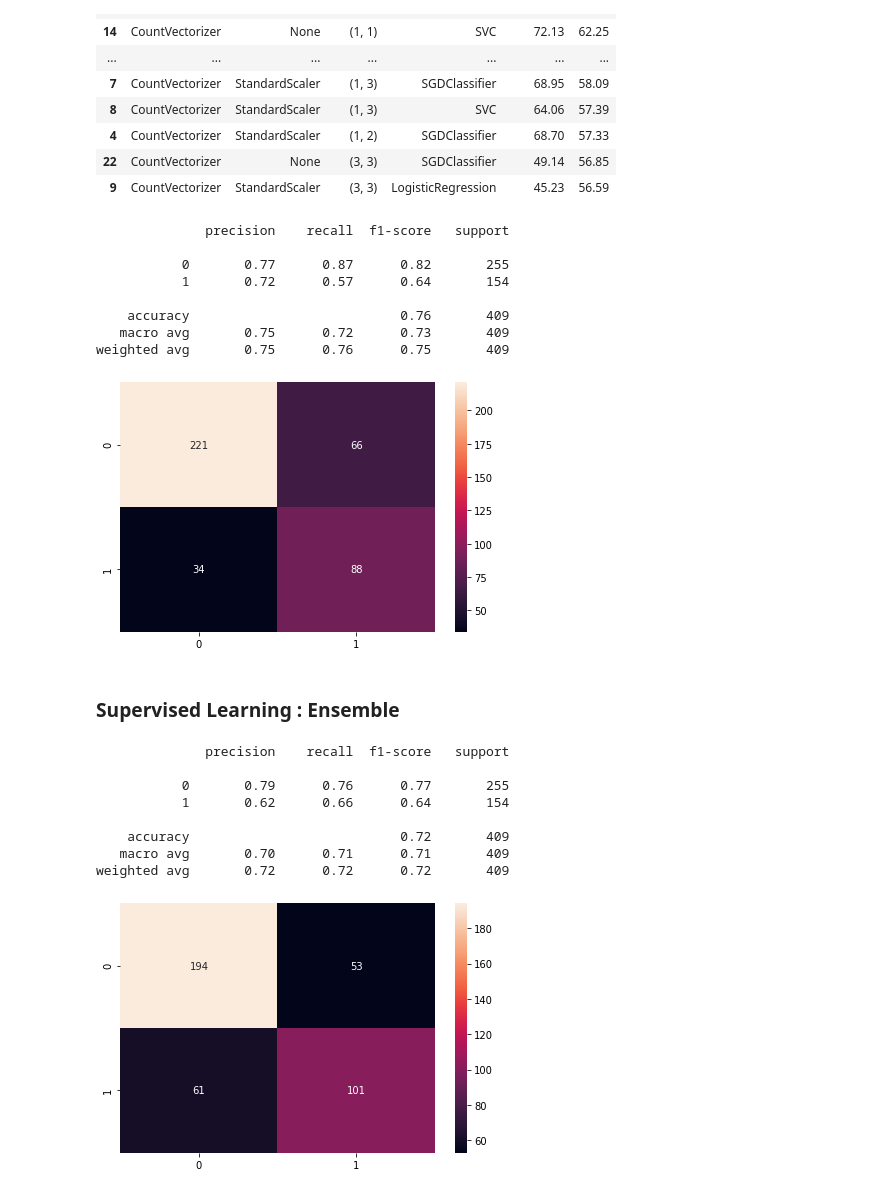
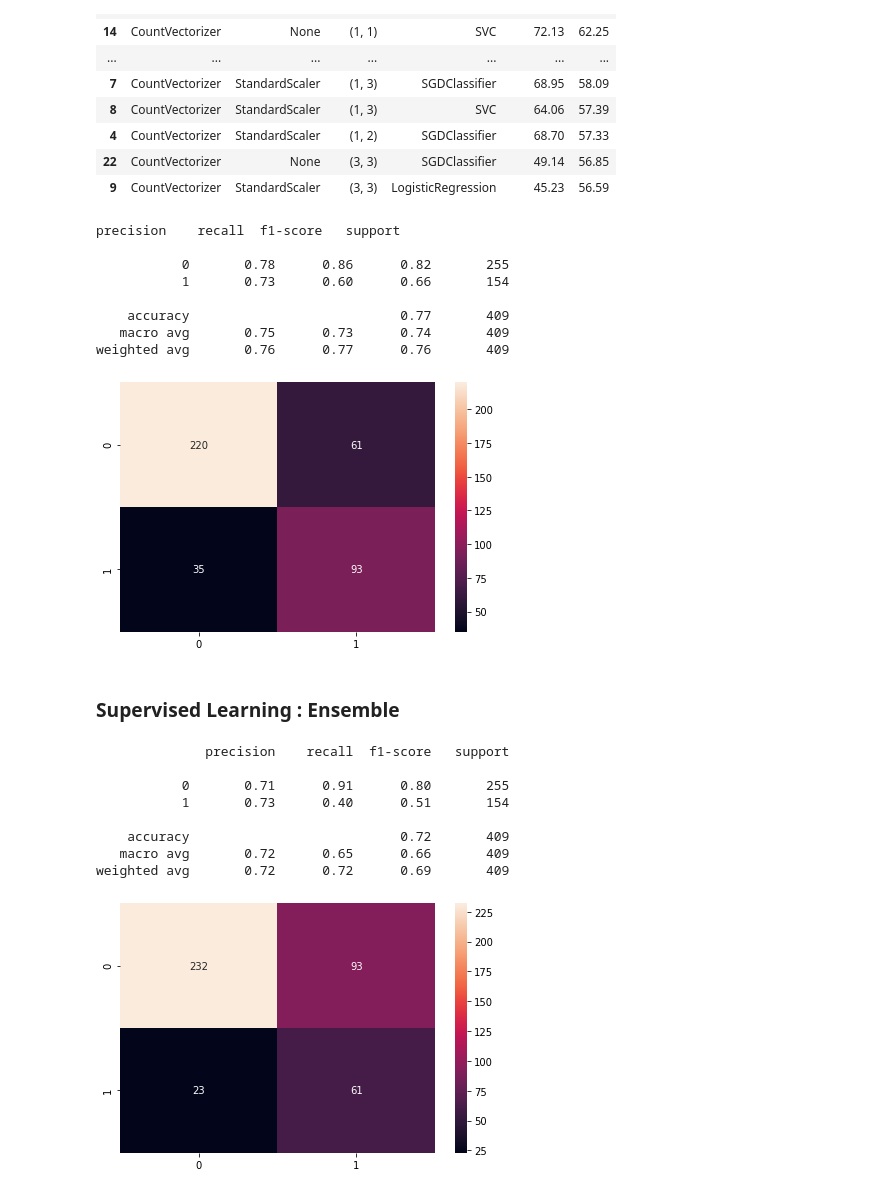
Before and after one commit to rdenadai/Covid19-Twitter-Tracker, a Jupyter notebook: code/src/notebook/AvaliacaoAlgoritmosClassificacaoMensagens.ipynb, the cells around one changed output. Drawn from its saved outputs; the diff is of its cells as text; code cells hidden in the pictures.

```diff
--- a/code/src/notebook/AvaliacaoAlgoritmosClassificacaoMensagens.ipynb
+++ b/code/src/notebook/AvaliacaoAlgoritmosClassificacaoMensagens.ipynb
@@ -258,10 +257,11 @@ y = textos[:, 1].astype(np.int).ravel()
 X_train, X_test, y_train, y_test = train_test_split(X, y, test_size=0.2, random_state=0)
 
 clf = SGDClassifier(
+    alpha=1e-7,
     random_state=0,
     n_jobs=-1,
-    max_iter=1500,
-    n_iter_no_change=30
+    max_iter=3000,
+    n_iter_no_change=50
 ).fit(X_train, y_train)
 pred = clf.predict(X_test)
 
@@ -276,49 +276,49 @@ sn.heatmap(df_cm, annot=True, fmt="d")
 plt.tight_layout()
 plt.show()
 # %% [output]
-              precision    recall  f1-score   support
+precision    recall  f1-score   support
 
-           0       0.77      0.87      0.82       255
-           1       0.72      0.57      0.64       154
+           0       0.78      0.86      0.82       255
+           1       0.73      0.60      0.66       154
 
-    accuracy                           0.76       409
-   macro avg       0.75      0.72      0.73       409
-weighted avg       0.75      0.76      0.75       409
+    accuracy                           0.77       409
+   macro avg       0.75      0.73      0.74       409
+weighted avg       0.76      0.77      0.76       409
 [figure]
 # %% [markdown]
 ### Supervised Learning : Ensemble
 # %%
-vectorizer = TfidfVectorizer(ngram_range=(1, 1))
-X = vectorizer.fit_transform(textos[:, 0]).todense()
-X = StandardScaler().fit_transform(X)
+vectorizer = TfidfVectorizer(ngram_range=(1, 3))
+X = vectorizer.fit_transform(textos[:, 0])
+# X = StandardScaler(with_mean=False).fit_transform(X)
 y = textos[:, 1].astype(np.int).ravel()
 
 X_train, X_test, y_train, y_test = train_test_split(X, y, test_size=0.2, random_state=0)
 
 clf1 = LogisticRegression(random_state=0, n_jobs=-1)
-clf2 = RandomForestClassifier(n_estimators=150, random_state=0)
-clf3 = GaussianNB()
+clf2 = RandomForestClassifier(n_estimators=50, random_state=0)
+clf3 = MultinomialNB()
 
 eclf = VotingClassifier(
-    estimators=[('lr', clf1), ('rf', clf2), ('gnb', clf3)],
-    voting='soft', weights=[2, 2, 1], n_jobs=-1
+    estimators=[('lr', clf1), ('rf', clf2), ('mnb', clf3)],
+    voting='soft', weights=[1, 2, 1], n_jobs=-1
 ).fit(X_train, y_train)
 pred = eclf.predict(X_test)
 
 print(classification_report(y_test, pred))
 
 df_cm = confusion_matrix(pred, y_test)
 plt.figure(figsize=(6, 4))
 sn.heatmap(df_cm, annot=True, fmt="d")
 plt.tight_layout()
 plt.show()
 # %% [output]
               precision    recall  f1-score   support
 
-           0       0.79      0.76      0.77       255
-           1       0.62      0.66      0.64       154
+           0       0.71      0.91      0.80       255
+           1       0.73      0.40      0.51       154
 
     accuracy                           0.72       409
-   macro avg       0.70      0.71      0.71       409
-weighted avg       0.72      0.72      0.72       409
+   macro avg       0.72      0.65      0.66       409
+weighted avg       0.72      0.72      0.69       409
-[figure, old version]
+[figure, new version]
```
Also changed, not shown: parts of 2 cells of this notebook, 15 other files.
